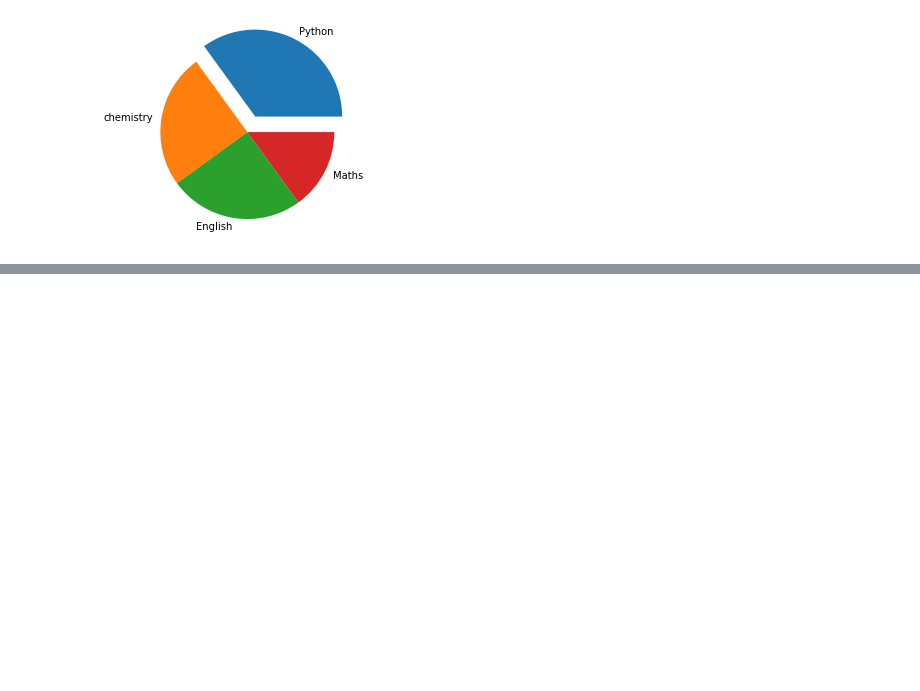
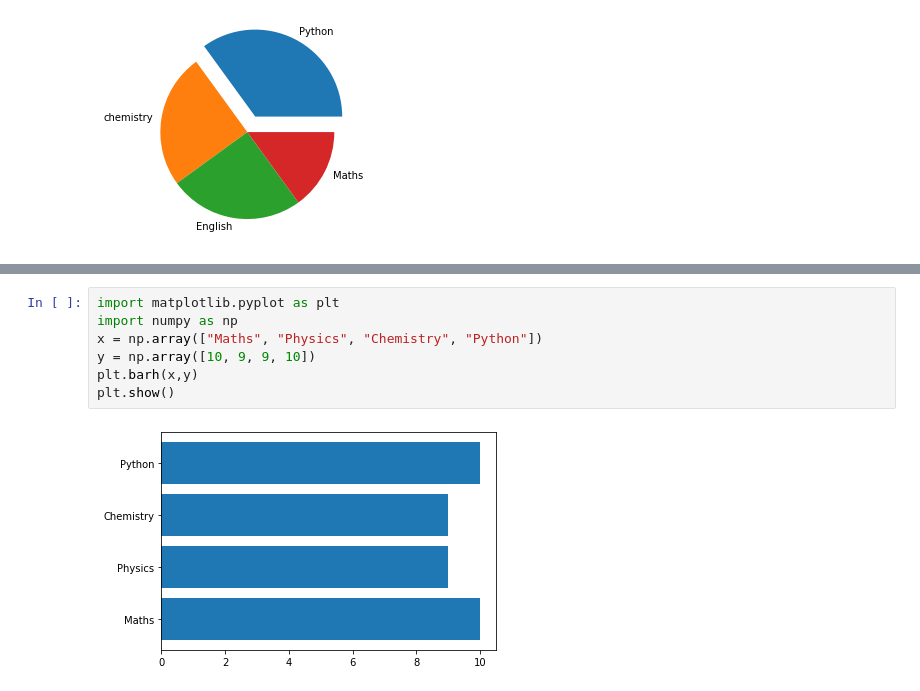
Before and after one commit to BaratamKeerti/python, a Jupyter notebook: matplotlib.ipynb, the cells around one changed output, grey strips where cells are left out. Drawn from its saved outputs; the diff is of its cells as text; blank space fills up the shorter version.

```diff
--- a/matplotlib.ipynb
+++ b/matplotlib.ipynb
@@ -669,0 +682,9 @@ plt.show()
+# %%
+import matplotlib.pyplot as plt
+import numpy as np
+x = np.array(["Maths", "Physics", "Chemistry", "Python"])
+y = np.array([10, 9, 9, 10])
+plt.barh(x,y)
+plt.show()
+# %% [output]
+[figure, added]
```
Also changed, not shown: parts of 8 cells of this notebook.
